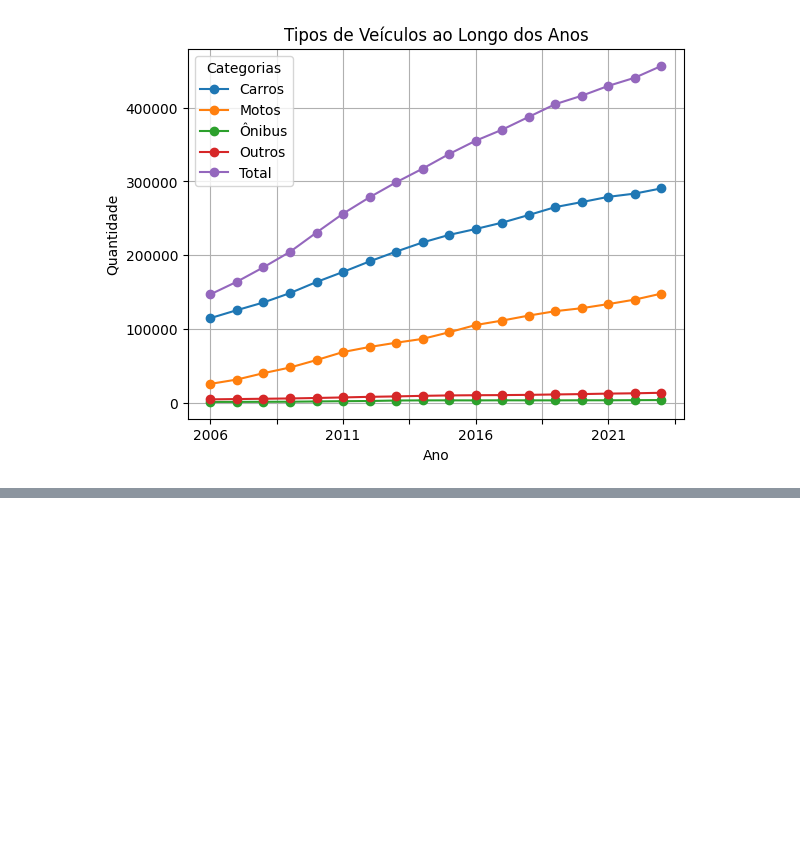
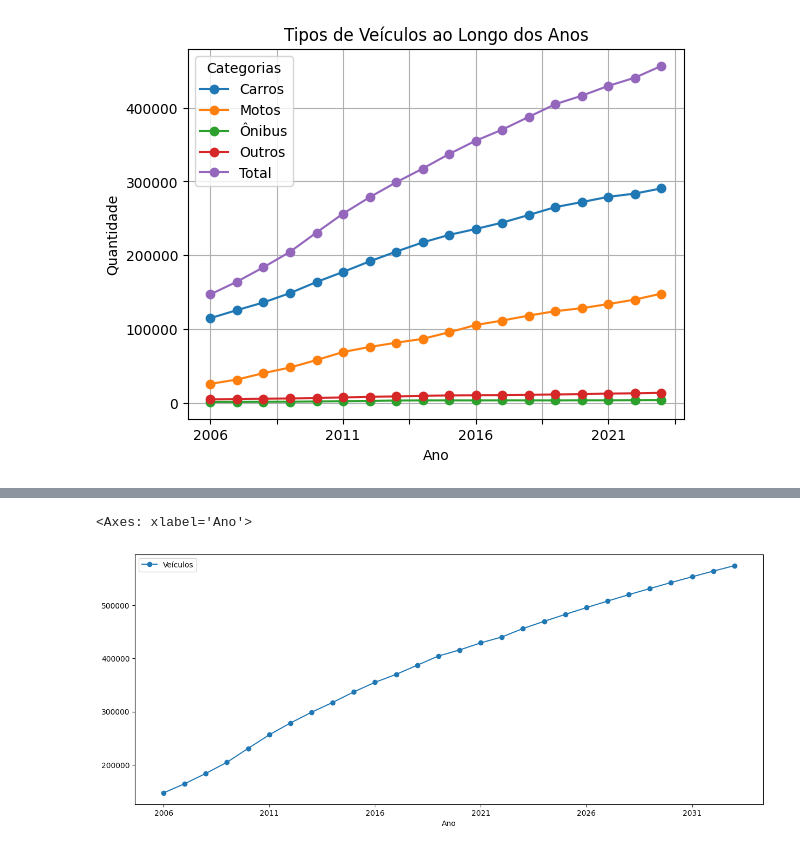
Before and after one commit to augustomiguel/seriestemporais, a Jupyter notebook: st_veiculos.ipynb, the cells around one changed output, grey strips where cells are left out. Cells and saved outputs as stored; diff of their text form; code cells hidden in the pictures; blank space fills up the shorter version.

```diff
--- a/st_veiculos.ipynb
+++ b/st_veiculos.ipynb
@@ -331,0 +439,4 @@ plt.show()
+# %%
+#Ajustar modelo ARIMA
+model = ARIMA(data['Veículos'], order=(1, 1, 1))  # ARIMA(1, 1, 1)
+results = model.fit()
@@ -331,0 +464,4 @@ plt.show()
+# %%
+# Previsões
+forecast = np.array(results.forecast(steps=10))
+print(forecast)
@@ -331,0 +472,6 @@ plt.show()
+# %%
+prox_10anos = np.array(range(2024,2034))
+previsoes = pd.DataFrame()
+previsoes['Ano'] = prox_10anos
+previsoes['Veículos'] = forecast
+previsoes
@@ -331,0 +490,3 @@ plt.show()
+# %%
+tudo = pd.concat([data, previsoes], ignore_index=True)
+tudo
@@ -331,0 +511,7 @@ plt.show()
+# %%
+tudo.plot(x='Ano', y='Veículos', kind='line', marker='o', linestyle='-', figsize=(15, 6))
+#plt.plot(data['Ano'], data['Veículos'], marker='s', linestyle='--', label='Veículos')
+#plt.plot(previsoes['Ano'], previsoes['Veículos'], marker='^', linestyle='--', label='Predições')
+# %% [output]
+<Axes: xlabel='Ano'>
+[figure, added]
```
Also changed, not shown: parts of 22 cells of this notebook.
